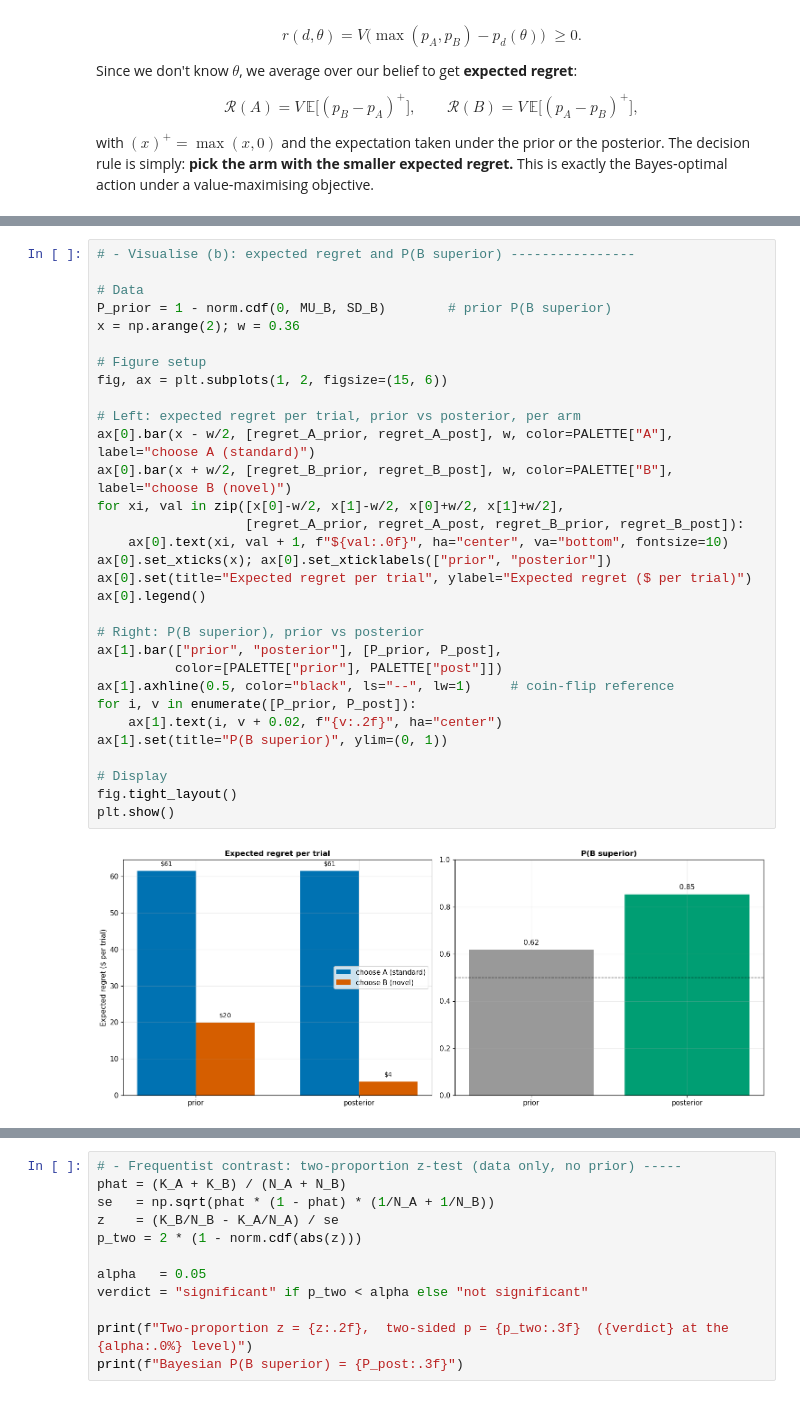
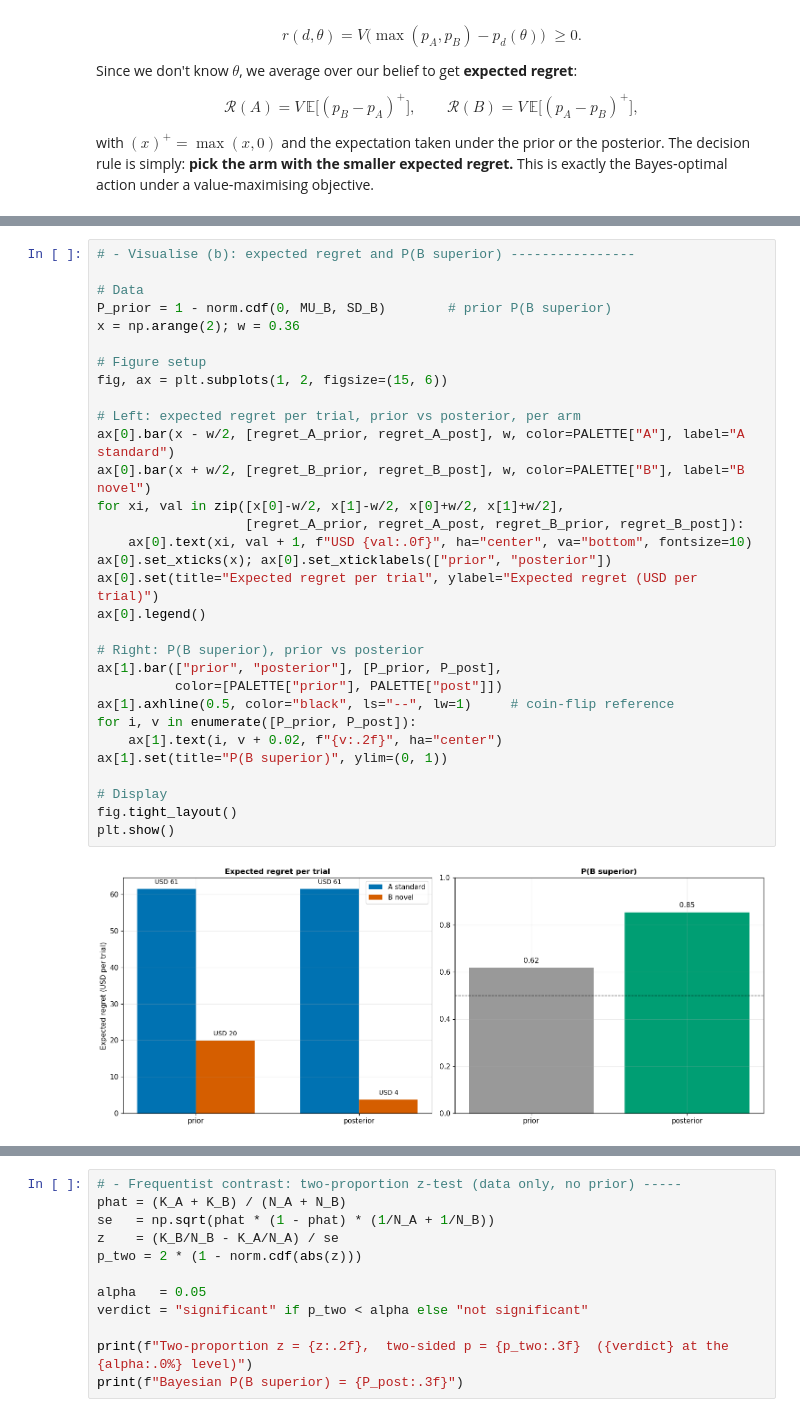
Before and after one commit to oliveirafrancofelipe/bayesian-ab-testing, a Jupyter notebook: bayesian_ab_exercise1.ipynb, the cells around one changed output, grey strips where cells are left out. Drawn from its saved outputs; the diff is of its cells as text.

```diff
--- a/bayesian_ab_exercise1.ipynb
+++ b/bayesian_ab_exercise1.ipynb
@@ -769,34 +769,34 @@ POSTERIOR  regret(A) = $ 61.43   regret(B) = $  3.76
 # %%
 # - Visualise (b): expected regret and P(B superior) ----------------
 
 # Data
 P_prior = 1 - norm.cdf(0, MU_B, SD_B)        # prior P(B superior)
 x = np.arange(2); w = 0.36
 
 # Figure setup
 fig, ax = plt.subplots(1, 2, figsize=(15, 6))
 
 # Left: expected regret per trial, prior vs posterior, per arm
-ax[0].bar(x - w/2, [regret_A_prior, regret_A_post], w, color=PALETTE["A"], label="choose A (standard)")
-ax[0].bar(x + w/2, [regret_B_prior, regret_B_post], w, color=PALETTE["B"], label="choose B (novel)")
+ax[0].bar(x - w/2, [regret_A_prior, regret_A_post], w, color=PALETTE["A"], label="A standard")
+ax[0].bar(x + w/2, [regret_B_prior, regret_B_post], w, color=PALETTE["B"], label="B novel")
 for xi, val in zip([x[0]-w/2, x[1]-w/2, x[0]+w/2, x[1]+w/2],
                    [regret_A_prior, regret_A_post, regret_B_prior, regret_B_post]):
-    ax[0].text(xi, val + 1, f"${val:.0f}", ha="center", va="bottom", fontsize=10)
+    ax[0].text(xi, val + 1, f"USD {val:.0f}", ha="center", va="bottom", fontsize=10)
 ax[0].set_xticks(x); ax[0].set_xticklabels(["prior", "posterior"])
-ax[0].set(title="Expected regret per trial", ylabel="Expected regret ($ per trial)")
+ax[0].set(title="Expected regret per trial", ylabel="Expected regret (USD per trial)")
 ax[0].legend()
 
 # Right: P(B superior), prior vs posterior
 ax[1].bar(["prior", "posterior"], [P_prior, P_post],
           color=[PALETTE["prior"], PALETTE["post"]])
 ax[1].axhline(0.5, color="black", ls="--", lw=1)     # coin-flip reference
 for i, v in enumerate([P_prior, P_post]):
     ax[1].text(i, v + 0.02, f"{v:.2f}", ha="center")
 ax[1].set(title="P(B superior)", ylim=(0, 1))
 
 # Display
 fig.tight_layout()
 plt.show()
 # %% [output]
-[figure, old version]
+[figure, new version]
 # %% [markdown]
```
Also changed, not shown: parts of 8 cells of this notebook.
